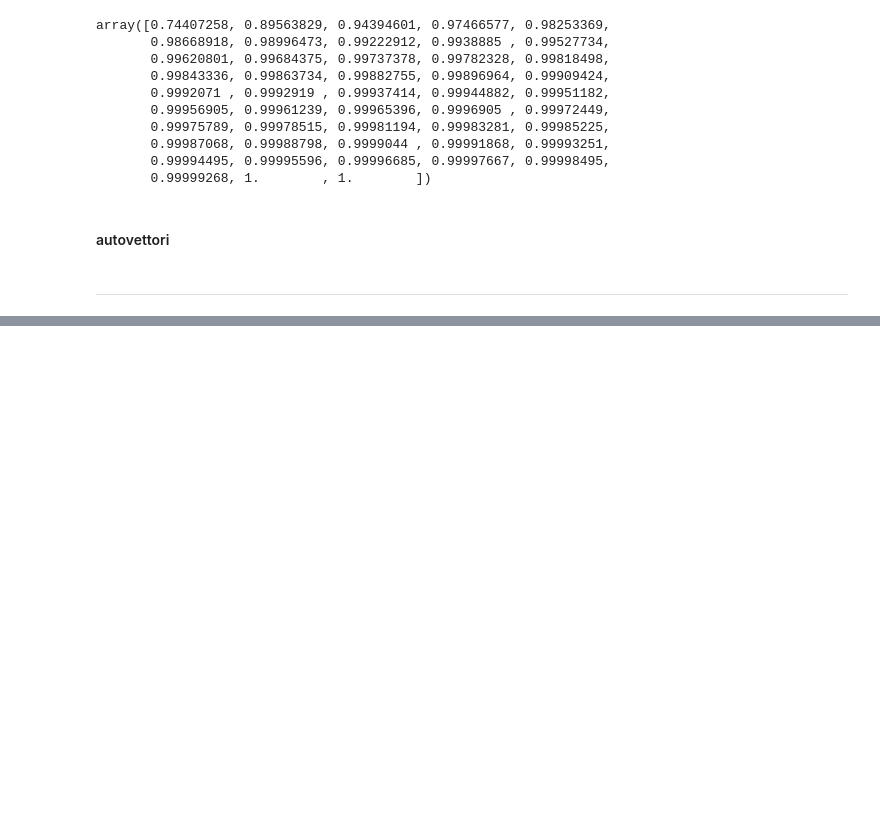
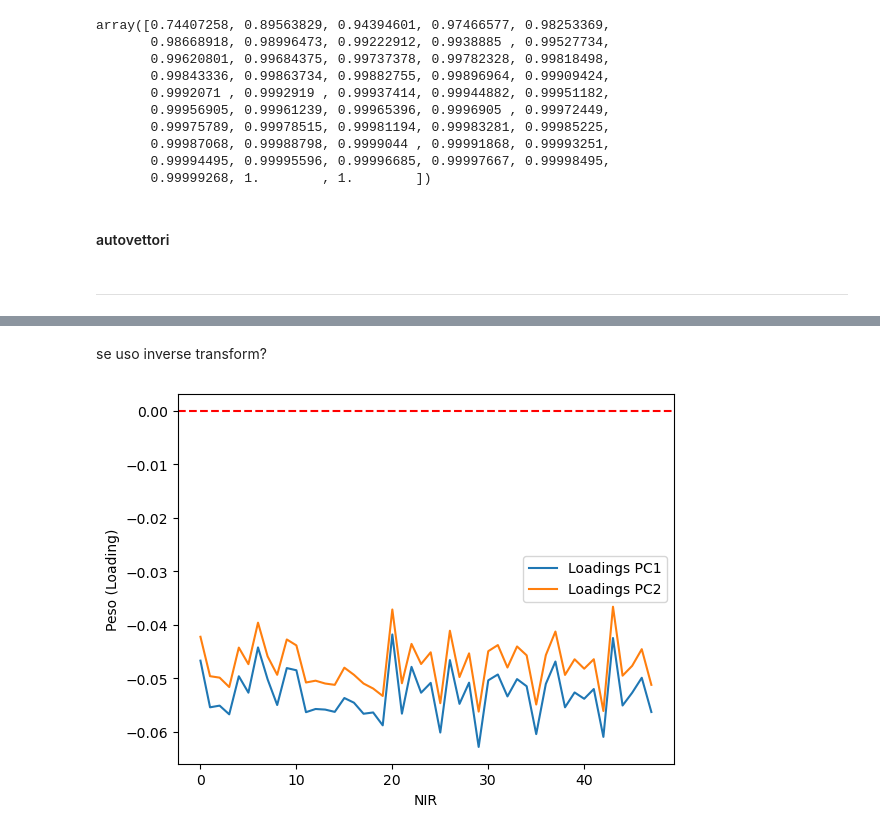
Before and after one commit to zosojack/ml-applications, a Jupyter notebook: 2-second-project/pca_benza.ipynb, the cells around one changed output, grey strips where cells are left out. Cells and saved outputs as stored; diff of their text form; code cells hidden in the pictures; blank space fills up the shorter version.

```diff
--- a/2-second-project/pca_benza.ipynb
+++ b/2-second-project/pca_benza.ipynb
@@ -76,7 +76,9 @@ array([0.71724667, 0.88568227, 0.93737926, 0.97510672, 0.98282262,
 # raccolgo sample di train pos e neg in un unico vettore
 train_samples = np.concatenate((train_zeros, train_ones))
 
-train_normalizzati = StandardScaler().fit_transform(train_samples, train_labels)
+train_scaler = StandardScaler()
+
+train_normalizzati = train_scaler.fit_transform(train_samples, train_labels)
 train_pca = PCA(n_components=None)
 train_samples_ridotti = train_pca.fit_transform(train_normalizzati)
 
@@ -116,0 +122,20 @@ plt.show()
+# %% [markdown]
+se uso inverse transform?
+# %%
+# Reconstruct by projecting the first component back (che fa?)
+pca_recovery_1 = train_scaler.inverse_transform(train_pca.inverse_transform(train_samples_ridotti))[:, 0]
+# Reconstruct by projecting the second component back
+pca_recovery_2 = train_scaler.inverse_transform(train_pca.inverse_transform(train_samples_ridotti))[:, 1]
+
+x_p = range(48)
+
+#plt.plot(x, train_samples[0], label="segnale originale")
+plt.plot(x_p, pca_recovery_1, label='Loadings PC1')
+plt.plot(x_p, pca_recovery_2, label='Loadings PC2')
+plt.axhline(0, color='red', linestyle='--') # Linea dello zero
+plt.xlabel('NIR')
+plt.ylabel('Peso (Loading)')
+plt.legend()
+plt.show()
+# %% [output]
+[figure, added]
```
Also changed, not shown: parts of 4 cells of this notebook, 7 other files.
